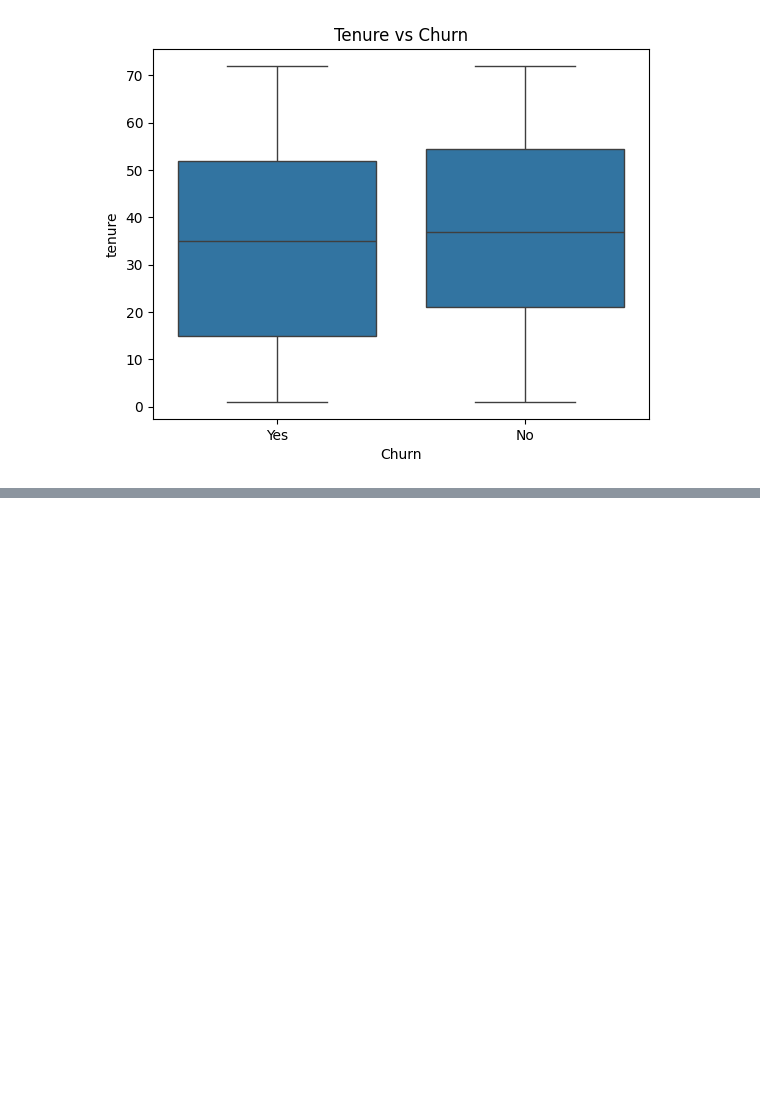
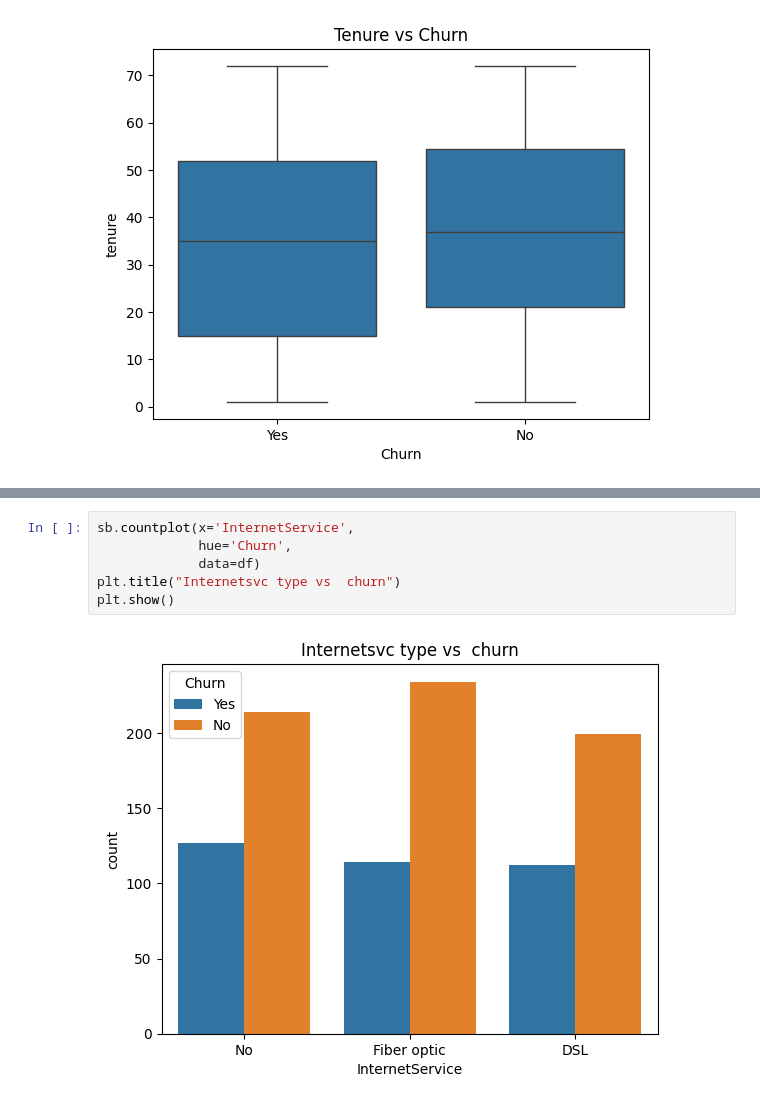
Before and after one commit to redashu/Intuit_ML_13thMay2026, a Jupyter notebook: notebooks/EDA_feature_selection.ipynb, the cells around one changed output, grey strips where cells are left out. Drawn from its saved outputs; the diff is of its cells as text; blank space fills up the shorter version.

```diff
--- a/notebooks/EDA_feature_selection.ipynb
+++ b/notebooks/EDA_feature_selection.ipynb
@@ -90,0 +107,8 @@ plt.show()
+# %%
+sb.countplot(x='InternetService',
+             hue='Churn',
+             data=df)
+plt.title("Internetsvc type vs  churn")
+plt.show()
+# %% [output]
+[figure, added]
```
Also changed, not shown: parts of 2 cells of this notebook.
